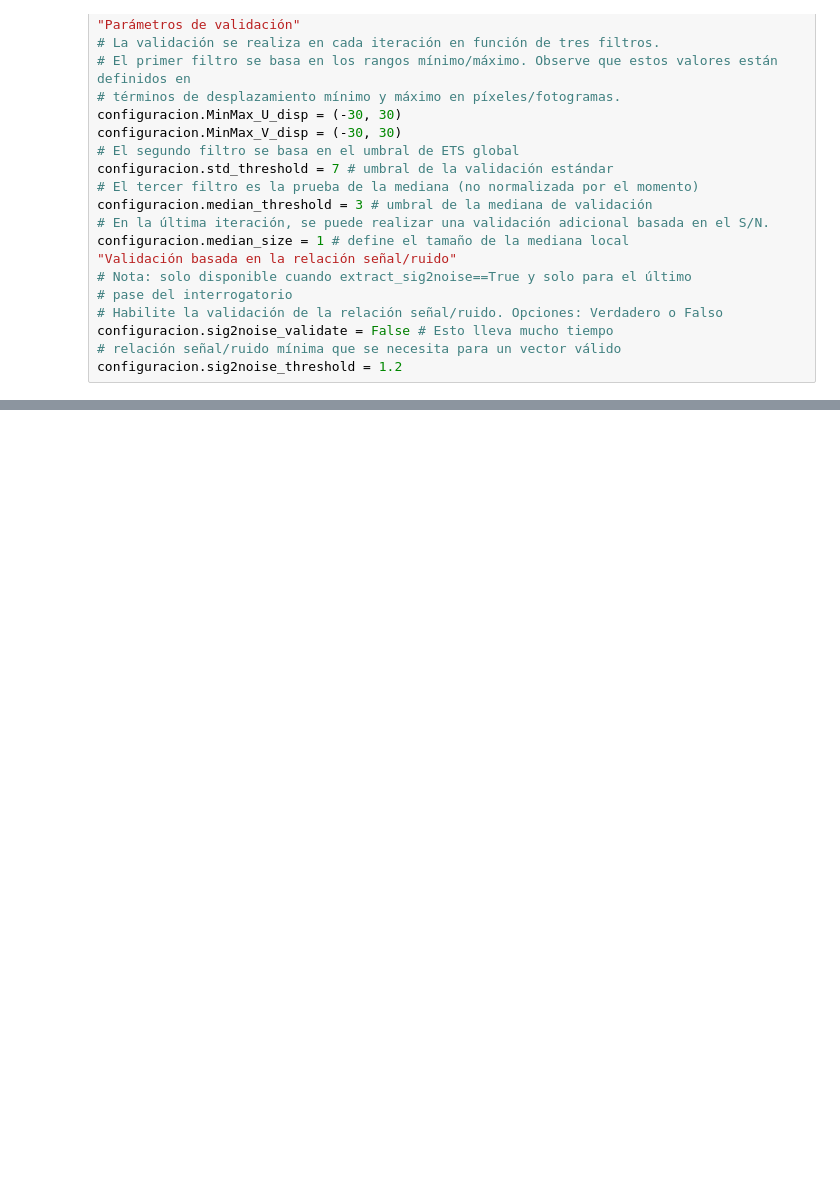
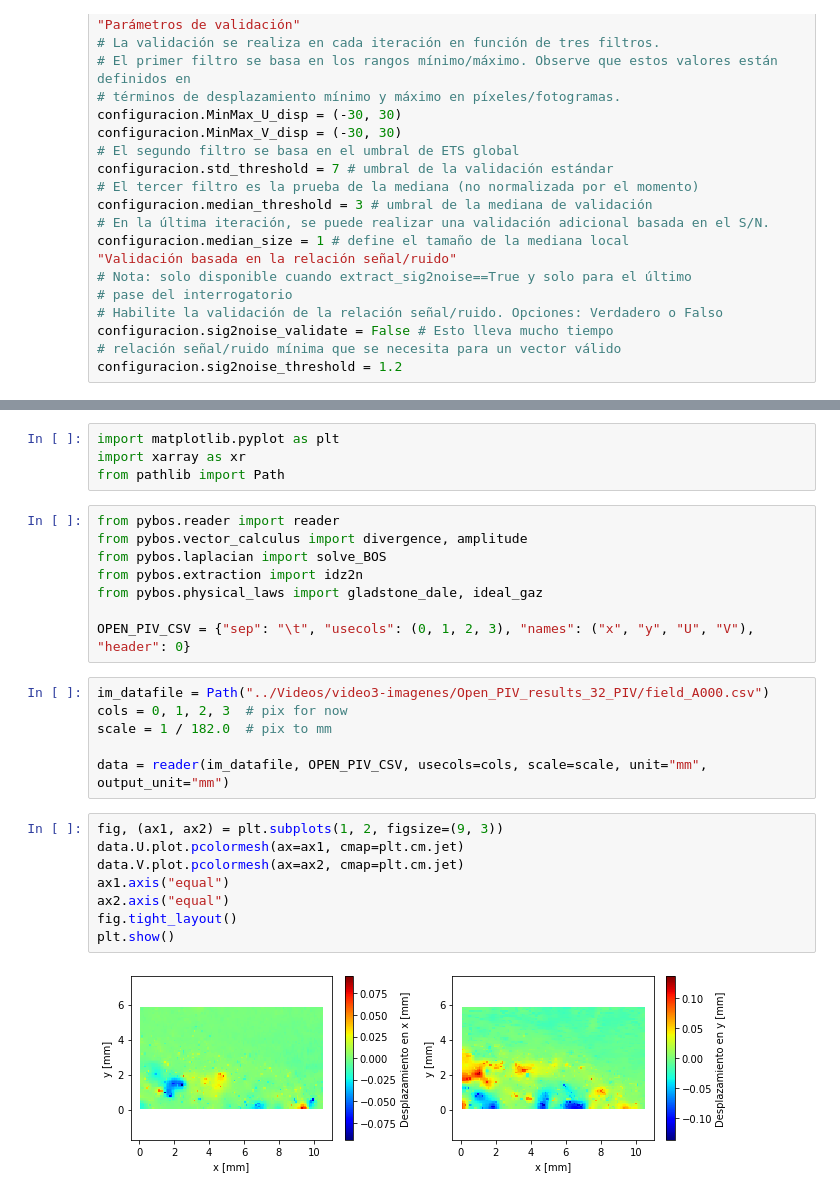
Before and after one commit to Abner-01/BOS, a Jupyter notebook: test1.ipynb, the cells around one changed output, grey strips where cells are left out. Saved outputs shown, nothing was run; the diff lists cells and outputs as text; blank space fills up the shorter version.

```diff
--- a/test1.ipynb
+++ b/test1.ipynb
@@ -259,0 +250,28 @@ frame369.jpg frame370.jpg
+# %%
+import matplotlib.pyplot as plt
+import xarray as xr
+from pathlib import Path
+# %%
+from pybos.reader import reader
+from pybos.vector_calculus import divergence, amplitude
+from pybos.laplacian import solve_BOS
+from pybos.extraction import idz2n
+from pybos.physical_laws import gladstone_dale, ideal_gaz
+
+OPEN_PIV_CSV = {"sep": "\t", "usecols": (0, 1, 2, 3), "names": ("x", "y", "U", "V"), "header": 0}
+# %%
+im_datafile = Path("../Videos/video3-imagenes/Open_PIV_results_32_PIV/field_A000.csv")
+cols = 0, 1, 2, 3  # pix for now
+scale = 1 / 182.0  # pix to mm
+
+data = reader(im_datafile, OPEN_PIV_CSV, usecols=cols, scale=scale, unit="mm", output_unit="mm")
+# %%
+fig, (ax1, ax2) = plt.subplots(1, 2, figsize=(9, 3))
+data.U.plot.pcolormesh(ax=ax1, cmap=plt.cm.jet)
+data.V.plot.pcolormesh(ax=ax2, cmap=plt.cm.jet)
+ax1.axis("equal")
+ax2.axis("equal")
+fig.tight_layout()
+plt.show()
+# %% [output]
+[figure, added]
```
Also changed, not shown: parts of 11 cells of this notebook, 3 other files.
